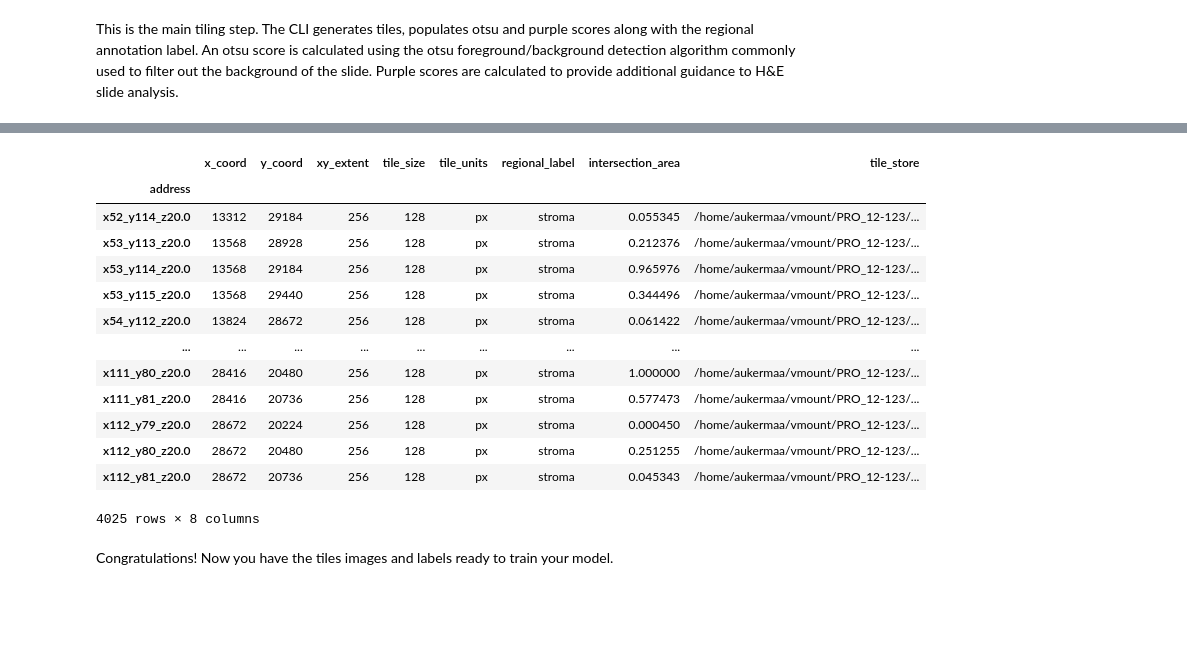
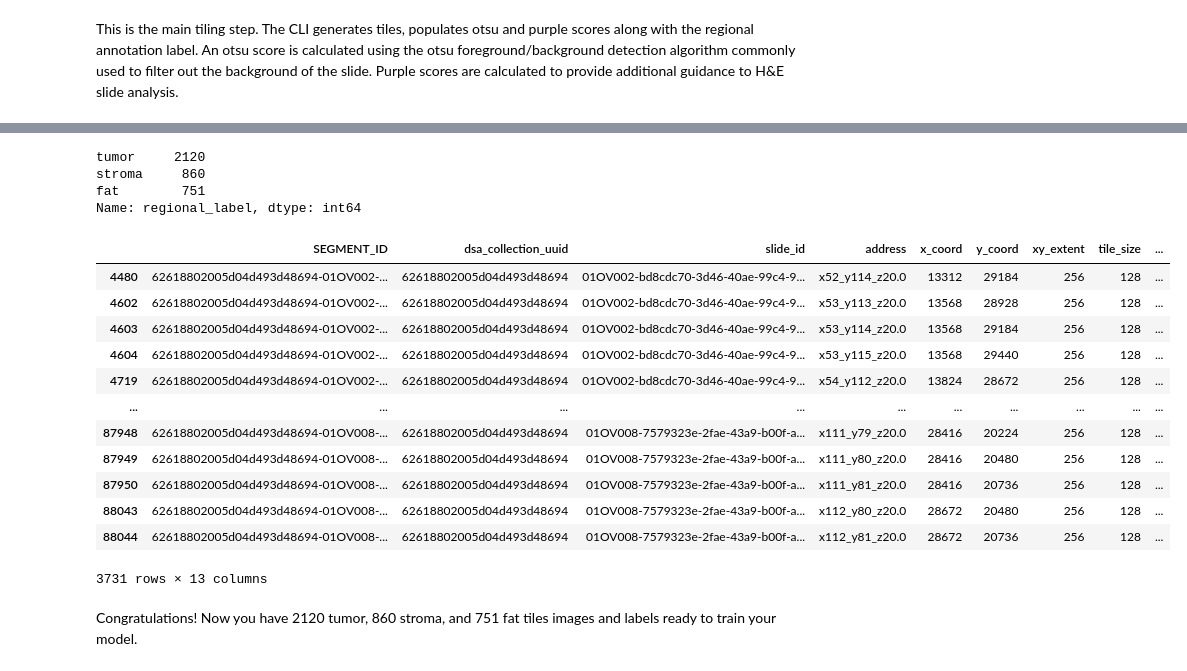
Before and after one commit to msk-mind/luna, a Jupyter notebook: docker/luna_tutorial/vmount/notebooks/2_tiling.ipynb, the cells around one changed output, grey strips where cells are left out. Drawn from its saved outputs; the diff is of its cells as text; code cells hidden in the pictures; blank space fills up the shorter version.

```diff
--- a/docker/luna_tutorial/vmount/notebooks/2_tiling.ipynb
+++ b/docker/luna_tutorial/vmount/notebooks/2_tiling.ipynb
@@ -274,19 +282,25 @@ save_tiles ../PRO_12-123/data/toy_data_set/01OV008-7579323e-2fae-43a9-b00f-a15c2
 # %%
-pd.read_parquet("/home/aukermaa/vmount/PRO_12-123/tables/datasets/PRO_TILES/").query("intersection_area > 0")
+import pandas as pd
+df_tiles = pd.read_parquet("~/vmount/PRO_12-123/datasets/PRO_TILES/").query("intersection_area > 0")
+print (df_tiles['regional_label'].value_counts())
+df_tiles
 # %% [output]
+tumor     2120
+stroma     860
+fat        751
+Name: regional_label, dtype: int64
-|  | x_coord | y_coord | xy_extent | tile_size | tile_units | regional_label | intersection_area | tile_store |
-| address |  |  |  |  |  |  |  |  |
-| x52_y114_z20.0 | 13312 | 29184 | 256 | 128 | px | stroma | 0.055345 | /home/aukermaa/vmount/PRO_12-123/... |
-| x53_y113_z20.0 | 13568 | 28928 | 256 | 128 | px | stroma | 0.212376 | /home/aukermaa/vmount/PRO_12-123/... |
-| x53_y114_z20.0 | 13568 | 29184 | 256 | 128 | px | stroma | 0.965976 | /home/aukermaa/vmount/PRO_12-123/... |
-| x53_y115_z20.0 | 13568 | 29440 | 256 | 128 | px | stroma | 0.344496 | /home/aukermaa/vmount/PRO_12-123/... |
-| x54_y112_z20.0 | 13824 | 28672 | 256 | 128 | px | stroma | 0.061422 | /home/aukermaa/vmount/PRO_12-123/... |
-| ... | ... | ... | ... | ... | ... | ... | ... | ... |
-| x111_y80_z20.0 | 28416 | 20480 | 256 | 128 | px | stroma | 1.000000 | /home/aukermaa/vmount/PRO_12-123/... |
-| x111_y81_z20.0 | 28416 | 20736 | 256 | 128 | px | stroma | 0.577473 | /home/aukermaa/vmount/PRO_12-123/... |
-| x112_y79_z20.0 | 28672 | 20224 | 256 | 128 | px | stroma | 0.000450 | /home/aukermaa/vmount/PRO_12-123/... |
-| x112_y80_z20.0 | 28672 | 20480 | 256 | 128 | px | stroma | 0.251255 | /home/aukermaa/vmount/PRO_12-123/... |
-| x112_y81_z20.0 | 28672 | 20736 | 256 | 128 | px | stroma | 0.045343 | /home/aukermaa/vmount/PRO_12-123/... |
+|  | SEGMENT_ID | dsa_collection_uuid | slide_id | address | x_coord | y_coord | xy_extent | tile_size | ... |
+| 4480 | 62618802005d04d493d48694-01OV002-... | 62618802005d04d493d48694 | 01OV002-bd8cdc70-3d46-40ae-99c4-9... | x52_y114_z20.0 | 13312 | 29184 | 256 | 128 | ... |
+| 4602 | 62618802005d04d493d48694-01OV002-... | 62618802005d04d493d48694 | 01OV002-bd8cdc70-3d46-40ae-99c4-9... | x53_y113_z20.0 | 13568 | 28928 | 256 | 128 | ... |
+| 4603 | 62618802005d04d493d48694-01OV002-... | 62618802005d04d493d48694 | 01OV002-bd8cdc70-3d46-40ae-99c4-9... | x53_y114_z20.0 | 13568 | 29184 | 256 | 128 | ... |
+| 4604 | 62618802005d04d493d48694-01OV002-... | 62618802005d04d493d48694 | 01OV002-bd8cdc70-3d46-40ae-99c4-9... | x53_y115_z20.0 | 13568 | 29440 | 256 | 128 | ... |
+| 4719 | 62618802005d04d493d48694-01OV002-... | 62618802005d04d493d48694 | 01OV002-bd8cdc70-3d46-40ae-99c4-9... | x54_y112_z20.0 | 13824 | 28672 | 256 | 128 | ... |
+| ... | ... | ... | ... | ... | ... | ... | ... | ... | ... |
+| 87948 | 62618802005d04d493d48694-01OV008-... | 62618802005d04d493d48694 | 01OV008-7579323e-2fae-43a9-b00f-a... | x111_y79_z20.0 | 28416 | 20224 | 256 | 128 | ... |
+| 87949 | 62618802005d04d493d48694-01OV008-... | 62618802005d04d493d48694 | 01OV008-7579323e-2fae-43a9-b00f-a... | x111_y80_z20.0 | 28416 | 20480 | 256 | 128 | ... |
+| 87950 | 62618802005d04d493d48694-01OV008-... | 62618802005d04d493d48694 | 01OV008-7579323e-2fae-43a9-b00f-a... | x111_y81_z20.0 | 28416 | 20736 | 256 | 128 | ... |
+| 88043 | 62618802005d04d493d48694-01OV008-... | 62618802005d04d493d48694 | 01OV008-7579323e-2fae-43a9-b00f-a... | x112_y80_z20.0 | 28672 | 20480 | 256 | 128 | ... |
+| 88044 | 62618802005d04d493d48694-01OV008-... | 62618802005d04d493d48694 | 01OV008-7579323e-2fae-43a9-b00f-a... | x112_y81_z20.0 | 28672 | 20736 | 256 | 128 | ... |
-4025 rows × 8 columns
+3731 rows × 13 columns
 # %% [markdown]
-Congratulations! Now you have the tiles images and labels ready to train your model.
+Congratulations! Now you have 2120 tumor, 860 stroma, and 751 fat tiles images and labels ready to train your model.
```
Also changed, not shown: parts of 9 cells of this notebook, 1 other file.
